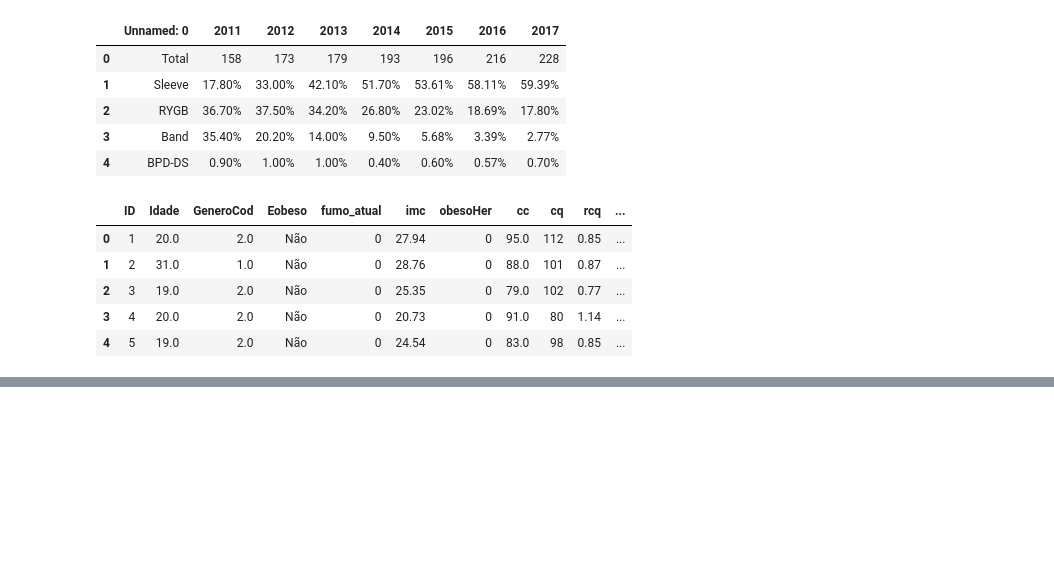
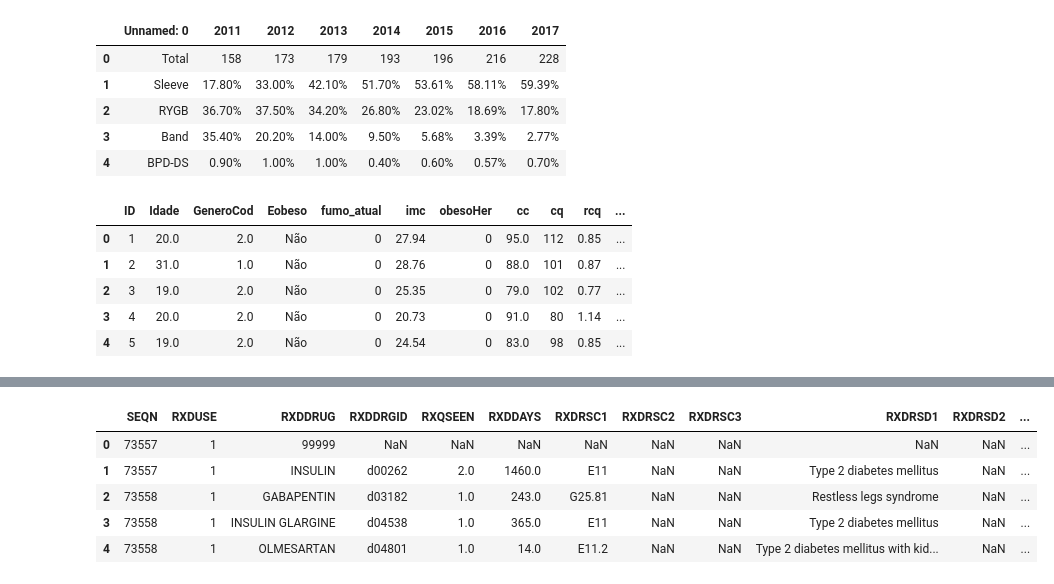
Before and after one commit to if1015-datascience-ufpe/2018-2-projeto-follow-up, a Jupyter notebook: src/Follow UP.ipynb, the cells around one changed output, grey strips where cells are left out. Saved outputs shown, nothing was run; the diff lists cells and outputs as text; code cells hidden in the pictures; blank space fills up the shorter version.

```diff
--- a/src/Follow UP.ipynb
+++ b/src/Follow UP.ipynb
@@ -49,0 +98,9 @@ obesityClinicalInfo.head()
+# %%
+medications.head()
+# %% [output]
+|  | SEQN | RXDUSE | RXDDRUG | RXDDRGID | RXQSEEN | RXDDAYS | RXDRSC1 | RXDRSC2 | RXDRSC3 | RXDRSD1 | RXDRSD2 | ... |
+| 0 | 73557 | 1 | 99999 | NaN | NaN | NaN | NaN | NaN | NaN | NaN | NaN | ... |
+| 1 | 73557 | 1 | INSULIN | d00262 | 2.0 | 1460.0 | E11 | NaN | NaN | Type 2 diabetes mellitus | NaN | ... |
+| 2 | 73558 | 1 | GABAPENTIN | d03182 | 1.0 | 243.0 | G25.81 | NaN | NaN | Restless legs syndrome | NaN | ... |
+| 3 | 73558 | 1 | INSULIN GLARGINE | d04538 | 1.0 | 365.0 | E11 | NaN | NaN | Type 2 diabetes mellitus | NaN | ... |
+| 4 | 73558 | 1 | OLMESARTAN | d04801 | 1.0 | 14.0 | E11.2 | NaN | NaN | Type 2 diabetes mellitus with kid... | NaN | ... |
```
Also changed, not shown: parts of 6 cells of this notebook.
